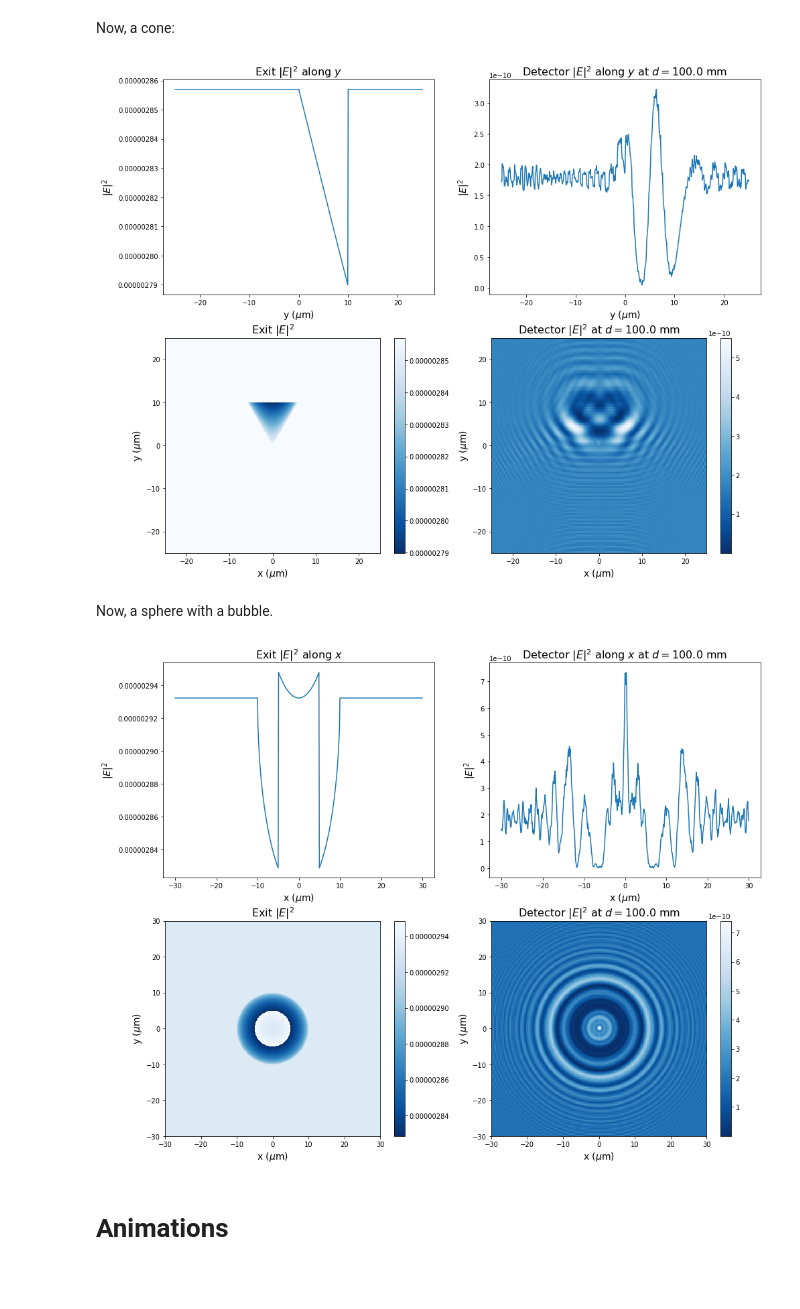
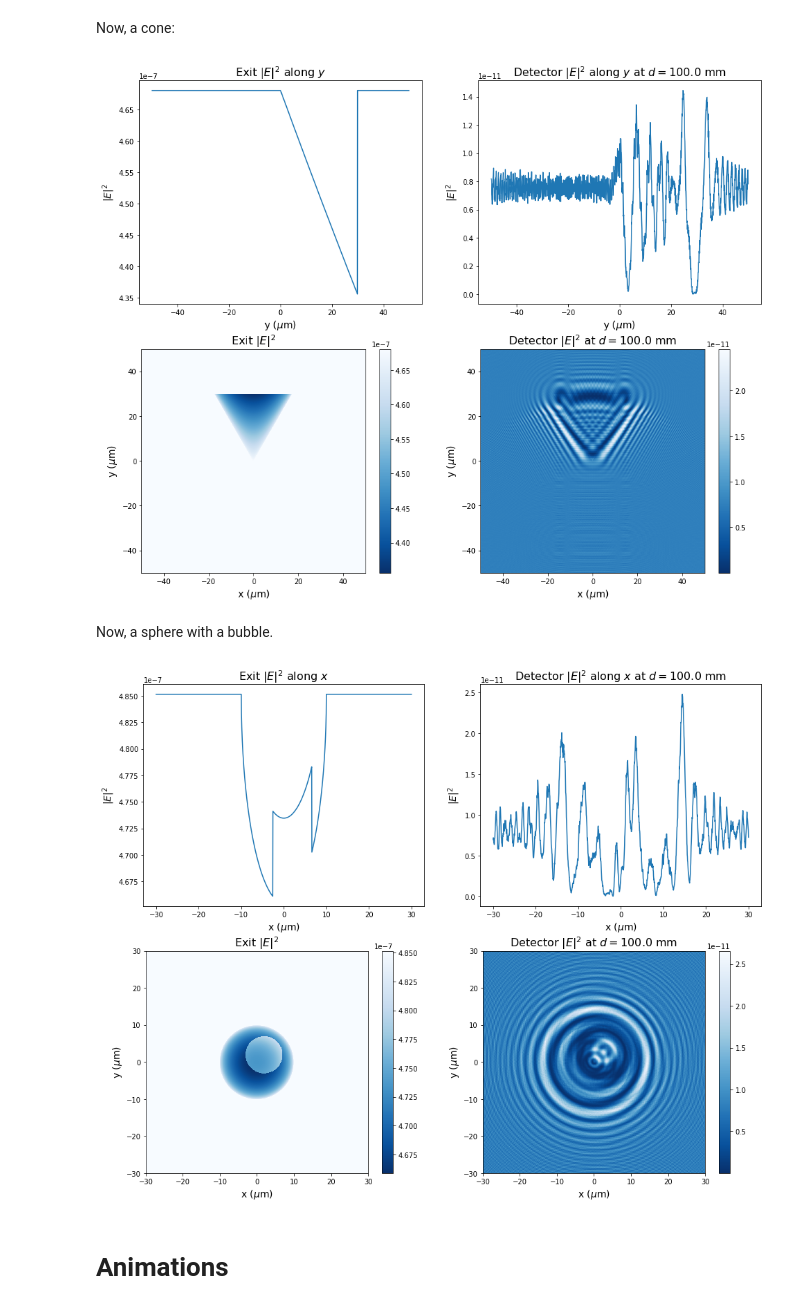
Before and after one commit to MSenani/X-Ray-Image-Reconstruction, a Jupyter notebook: Sphere_Reconstruction.ipynb, the cells around one changed output. Cells and saved outputs as stored; diff of their text form; code cells hidden in the pictures; blank space fills up the shorter version.

```diff
--- a/Sphere_Reconstruction.ipynb
+++ b/Sphere_Reconstruction.ipynb
@@ -220,8 +235,8 @@ delta = 1.51026588e-05       # delta for n-Heptane from CXRO
 beta  = 3.45463604e-08       # beta for n-Heptane from CXRO
 
 ## Discretization parameters
-nbins_x  = 500             # Number of x bins
-nbins_y  = 500             # Number of y bins
+nbins_x  = 1500             # Number of x bins
+nbins_y  = 1500             # Number of y bins
 dx       = Lx/nbins_x      # Spacing between x grid-points
 dy       = Ly/nbins_y      # Spacing between y grid-points
 
@@ -231,7 +246,7 @@ attenuated_wave = attenuation_pw(t_func = SphericalThickness, shape_args = args,
                                  Lx = Lx, Ly = Ly, nbins_x = nbins_x, nbins_y = nbins_y, norm = True)
 
 ## Propagate the post-attenuation wave to the detector
-propagated_wave = propagate(wave = attenuated_wave, E = E0*eV2J, d = d, norm = True)
+propagated_wave = propagate(wave = attenuated_wave, E = E0*eV2J, d = d, Lx = Lx, Ly = Ly, norm = True)
 
 ## Attenuate the background region assuming nitrogen
 delta_N2 = 7.2633e-9
@@ -239,7 +254,6 @@ beta_N2  = 3.5494e-11
 propagated_wave = attenuate_background(wave = propagated_wave, t_func = SphericalThickness, shape_args = args, D = args['r'] + d,
                                        E = E0*eV2J, delta = delta_N2, beta = beta_N2,
                                        Lx = Lx, Ly = Ly, nbins_x = nbins_x, nbins_y = nbins_y, norm = True)
-
 
 ## Plotting
 fig = plt.figure(figsize = (16,13))
@@ -325,15 +341,15 @@ radius = 10e-6                # [m]: cylinder radius
 height = 20e-6               # [m]: cylinder height
 args   = {'r': radius, 'h': height}
 d      = 100e-3               # [m]: camera z-distance from edge of cylinder
-Lx     = 80e-6               # [m]: image field x-length
-Ly     = 80e-6               # [m]: image field y-length
+Lx     = 100e-6               # [m]: image field x-length
+Ly     = 100e-6               # [m]: image field y-length
 E0     = 5928.44775           # [keV]: incident beam energy
 delta = 1.51026588e-05
 beta  = 3.45463604e-08
 
 ## Discretization parameters
-nbins_x  = 600             # Number of x bins
-nbins_y  = 600             # Number of y bins
+nbins_x  = 1500             # Number of x bins
+nbins_y  = 1500             # Number of y bins
 dx       = Lx/nbins_x      # Spacing between x grid-points
 dy       = Ly/nbins_y      # Spacing between y grid-points
 
@@ -345,7 +361,7 @@ attenuated_wave = attenuation_pw(t_func = CylindricalThickness, shape_args = arg
                                  Lx = Lx, Ly = Ly, nbins_x = nbins_x, nbins_y = nbins_y, norm = True)
 
 ## Propagate the post-attenuation wave to the detector
-propagated_wave = propagate(wave = attenuated_wave, E = E0*eV2J, d = d, norm = True)
+propagated_wave = propagate(wave = attenuated_wave, E = E0*eV2J, d = d, Lx = Lx, Ly = Ly, norm = True)
 
 ## Attenuate the background region assuming nitrogen
 delta_N2 = 7.2633e-9
@@ -439,19 +455,19 @@ def ConeThickness(x,y,args):
 eV2J   = 1.60217662e-19       # [J/eV]
 
 ## Physical parameters
-height = 10e-6               # [m]: cylinder height
+height = 30e-6               # [m]: cylinder height
 theta  = 30 * np.pi/180      # [rad]: cone half-angle
 args   = {'h': height, 'theta': theta}
 d      = 100e-3               # [m]: camera z-distance from edge of cylinder
-Lx     = 50e-6               # [m]: image field x-length
-Ly     = 50e-6               # [m]: image field y-length
+Lx     = 100e-6               # [m]: image field x-length
+Ly     = 100e-6               # [m]: image field y-length
 E0     = 5928.44775           # [keV]: incident beam energy
 delta = 1.51026588e-05
 beta  = 3.45463604e-08
 
 ## Discretization parameters
-nbins_x  = 600             # Number of x bins
-nbins_y  = 600             # Number of y bins
+nbins_x  = 1500             # Number of x bins
+nbins_y  = 1500             # Number of y bins
 dx       = Lx/nbins_x      # Spacing between x grid-points
 dy       = Ly/nbins_y      # Spacing between y grid-points
 
@@ -462,7 +478,7 @@ attenuated_wave = attenuation_pw(t_func = ConeThickness, shape_args = args, z0 =
                                  Lx = Lx, Ly = Ly, nbins_x = nbins_x, nbins_y = nbins_y, norm = True)
 
 ## Propagate the post-attenuation wave to the detector
-propagated_wave = propagate(wave = attenuated_wave, E = E0*eV2J, d = d, norm = True)
+propagated_wave = propagate(wave = attenuated_wave, E = E0*eV2J, d = d, Lx = Lx, Ly = Ly, norm = True)
 
 ## Attenuate the background region assuming nitrogen
 delta_N2 = 7.2633e-9
@@ -534,7 +550,7 @@ ax4.set_title('Detector $|E|^2$ at $d=$'+str(d*1e3)+' mm', fontsize = 16)
 
 plt.show()
 # %% [output]
-[figure, old version]
+[figure, new version]
 # %% [markdown]
 Now, a sphere with a bubble.
 # %%
@@ -550,7 +566,7 @@ def SphericalThickness_SphericalBubble(x, y, args):
     y_b = args['y_b']
 
     if (x - x_b)**2 + (y - y_b)**2 < r_b**2 :
-        return SphericalThickness(x, y, {'r': r}) - SphericalThickness(x_b, y_b, {'r': r})
+        return SphericalThickness(x, y, {'r': r}) - SphericalThickness(x_b, y_b, {'r': r_b})
     else:
         return SphericalThickness(x, y, {'r': r})
 # %%
@@ -558,7 +574,7 @@ def SphericalThickness_SphericalBubble(x, y, args):
 eV2J     = 1.60217662e-19      # [J/eV]
 radius   = 10e-6               # [m]: sphere radius
 radius_b = 5e-6                # [m]: bubble radius
-x_b, y_b = (0,0)
+x_b, y_b = (2e-6,2e-6)
 args     = {'r':   radius,
             'r_b': radius_b,
             'x_b': x_b,
@@ -571,8 +587,8 @@ delta    = 1.51026588e-05      # delta for n-Heptane from CXRO
 beta     = 3.45463604e-08      # beta for n-Heptane from CXRO
 
 ## Discretization parameters
-nbins_x  = 600             # Number of x bins
-nbins_y  = 600             # Number of y bins
+nbins_x  = 1500             # Number of x bins
+nbins_y  = 1500             # Number of y bins
 dx       = Lx/nbins_x      # Spacing between x grid-points
 dy       = Ly/nbins_y      # Spacing between y grid-points
 
@@ -582,7 +598,7 @@ attenuated_wave = attenuation_pw(t_func = SphericalThickness_SphericalBubble, sh
                                  Lx = Lx, Ly = Ly, nbins_x = nbins_x, nbins_y = nbins_y, norm = True)
 
 ## Propagate the post-attenuation wave to the detector
-propagated_wave = propagate(wave = attenuated_wave, E = E0*eV2J, d = d, norm = True)
+propagated_wave = propagate(wave = attenuated_wave, E = E0*eV2J, d = d, Lx = Lx, Ly = Ly, norm = True)
 
 ## Attenuate the background region assuming nitrogen
 delta_N2 = 7.2633e-9
@@ -626,33 +642,33 @@ ax2.set_title('Detector $|E|^2$ along $x$ at $d=$'+str(d*1e3)+' mm', fontsize =
 ## Propagated Re[E]^2 slice along x
 # ax2.plot(x, (propagated_wave[int(nbins_x/2),:].real)**2, 'k-' )
 # ax2.set_ylabel('Re$[E]^2$', fontsize = 14)
 # ax2.set_title('Detector Re$[E]^2$ along $x$ at $d=$'+str(d*1e3)+' mm', fontsize = 16)
 
 
 ## Exit |E|^2 grid plot
 im1 = ax3.pcolormesh(x, y, abs(attenuated_wave)**2, cmap = 'Blues_r')
 fig.colorbar(im1, ax = ax3)
 ax3.set_xlabel('x ($\mu$m)', fontsize = 14)
 ax3.set_ylabel('y ($\mu$m)', fontsize = 14)
 ax3.set_title('Exit $|E|^2$', fontsize = 16)
 
 ## Exit Re[E]^2 grid plot
 # im1 = ax3.pcolormesh(x, y, (attenuated_wave.real)**2, cmap = 'gist_gray')
 # ax3.set_title('Exit Re$[E]^2$', fontsize = 16)
 
 ## Propagated |E|^2 grid plot
 im2 = ax4.pcolormesh(x, y, abs(propagated_wave)**2, cmap = 'Blues_r')
 fig.colorbar(im2, ax = ax4)
 ax4.set_xlabel('x ($\mu$m)', fontsize = 14)
 ax4.set_ylabel('y ($\mu$m)', fontsize = 14)
 ax4.set_title('Detector $|E|^2$ at $d=$'+str(d*1e3)+' mm', fontsize = 16)
 
 ## Propagated Re[E]^2 grid plot
 # im2 = ax4.pcolormesh(x, y, (propagated_wave.real)**2, cmap = 'gist_gray')
 # ax4.set_title('Detector Re$[E]^2$ at $d=$'+str(d*1e3)+' mm', fontsize = 16)
 
 plt.show()
 # %% [output]
-[figure, old version]
+[figure, new version]
 # %% [markdown]
 # Animations
```
Also changed, not shown: parts of 31 cells of this notebook.
